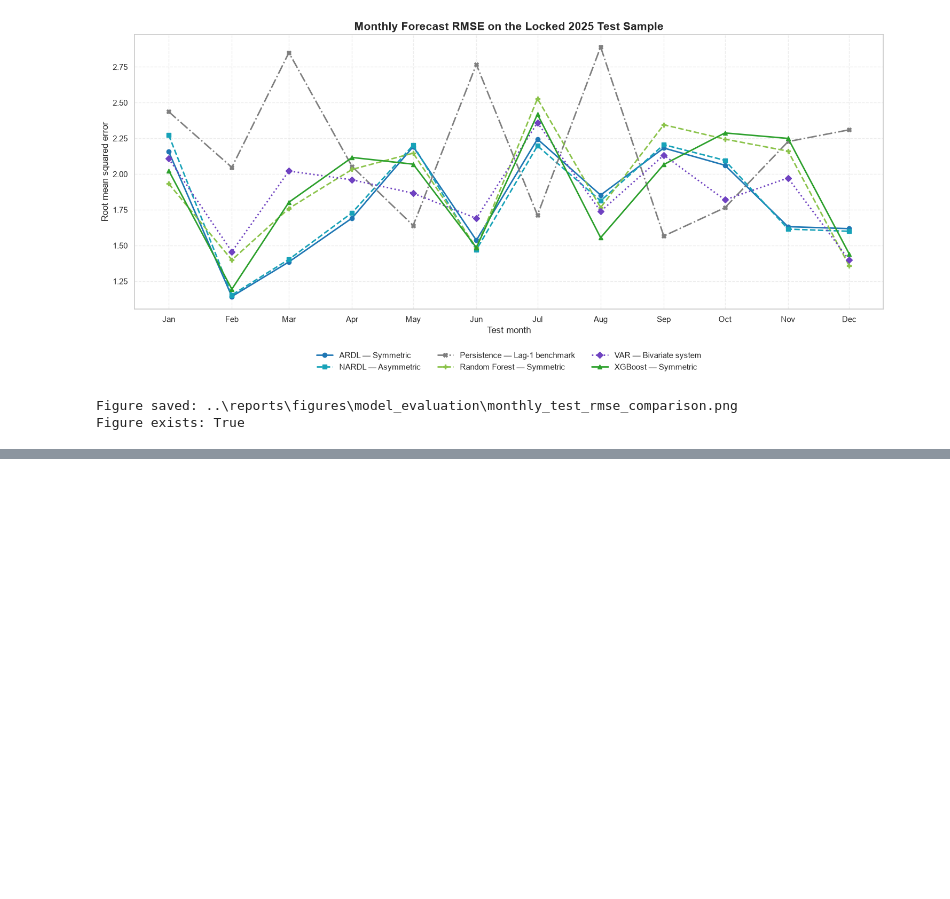
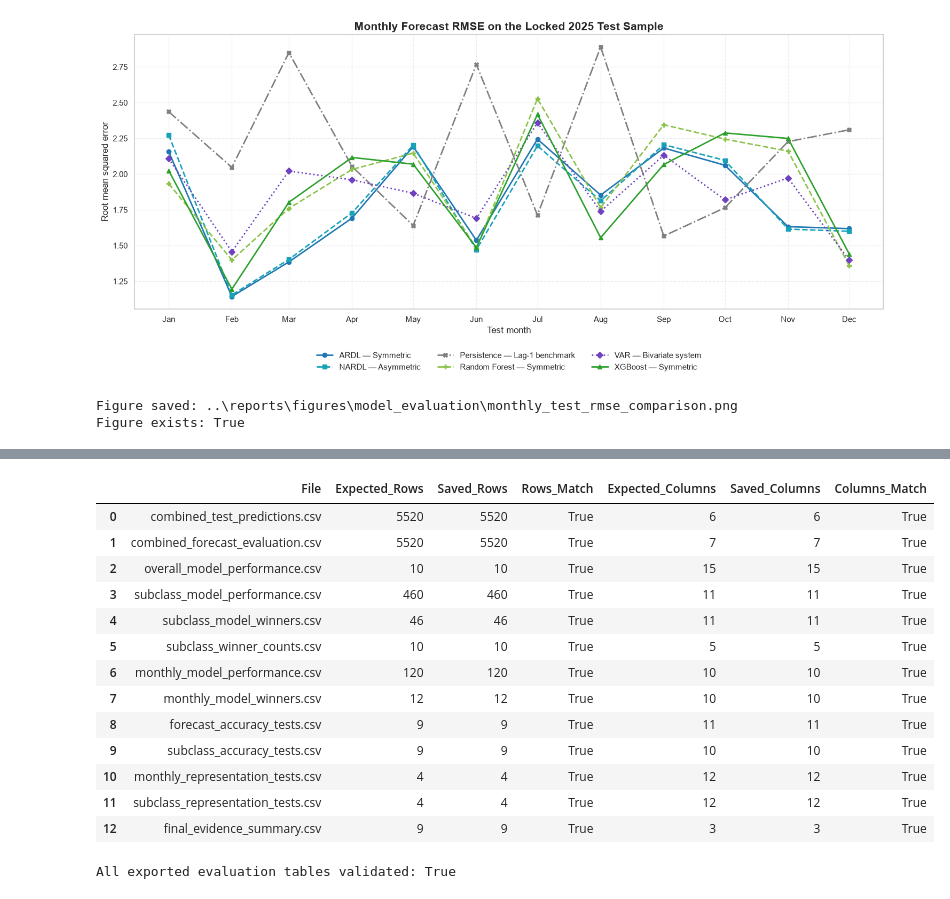
Before and after one commit to MasindiManaga/ERPT_ML_Research, a Jupyter notebook: notebooks/09_Machine_Learning_Evaluation_and_Comparison.ipynb, the cells around one changed output, grey strips where cells are left out. Cells and saved outputs as stored; diff of their text form; code cells hidden in the pictures; blank space fills up the shorter version.

```diff
--- a/notebooks/09_Machine_Learning_Evaluation_and_Comparison.ipynb
+++ b/notebooks/09_Machine_Learning_Evaluation_and_Comparison.ipynb
@@ -3580,0 +4223,57 @@ Figure exists: True
+# %%
+# reload and validate all exported tables
+
+validation_records = []
+
+for file_name, expected_table in tables_to_export.items():
+    saved_path = evaluation_table_directory / file_name
+    saved_table = pd.read_csv(saved_path)
+
+    validation_records.append(
+        {
+            "File": file_name,
+            "Expected_Rows": len(expected_table),
+            "Saved_Rows": len(saved_table),
+            "Rows_Match": (
+                len(expected_table) == len(saved_table)
+            ),
+            "Expected_Columns": len(expected_table.columns),
+            "Saved_Columns": len(saved_table.columns),
+            "Columns_Match": (
+                list(expected_table.columns)
+                == list(saved_table.columns)
+            ),
+        }
+    )
+
+evaluation_table_validation = pd.DataFrame(
+    validation_records
+)
+
+display(evaluation_table_validation)
+
+all_exported_tables_valid = (
+    evaluation_table_validation["Rows_Match"].all()
+    and evaluation_table_validation["Columns_Match"].all()
+)
+
+print(
+    "All exported evaluation tables validated:",
+    all_exported_tables_valid,
+)
+# %% [output]
+|  | File | Expected_Rows | Saved_Rows | Rows_Match | Expected_Columns | Saved_Columns | Columns_Match |
+| 0 | combined_test_predictions.csv | 5520 | 5520 | True | 6 | 6 | True |
+| 1 | combined_forecast_evaluation.csv | 5520 | 5520 | True | 7 | 7 | True |
+| 2 | overall_model_performance.csv | 10 | 10 | True | 15 | 15 | True |
+| 3 | subclass_model_performance.csv | 460 | 460 | True | 11 | 11 | True |
+| 4 | subclass_model_winners.csv | 46 | 46 | True | 11 | 11 | True |
+| 5 | subclass_winner_counts.csv | 10 | 10 | True | 5 | 5 | True |
+| 6 | monthly_model_performance.csv | 120 | 120 | True | 10 | 10 | True |
+| 7 | monthly_model_winners.csv | 12 | 12 | True | 10 | 10 | True |
+| 8 | forecast_accuracy_tests.csv | 9 | 9 | True | 11 | 11 | True |
+| 9 | subclass_accuracy_tests.csv | 9 | 9 | True | 10 | 10 | True |
+| 10 | monthly_representation_tests.csv | 4 | 4 | True | 12 | 12 | True |
+| 11 | subclass_representation_tests.csv | 4 | 4 | True | 12 | 12 | True |
+| 12 | final_evidence_summary.csv | 9 | 9 | True | 3 | 3 | True |
+All exported evaluation tables validated: True
```
Also changed, not shown: parts of 15 cells of this notebook, 20 other files.
